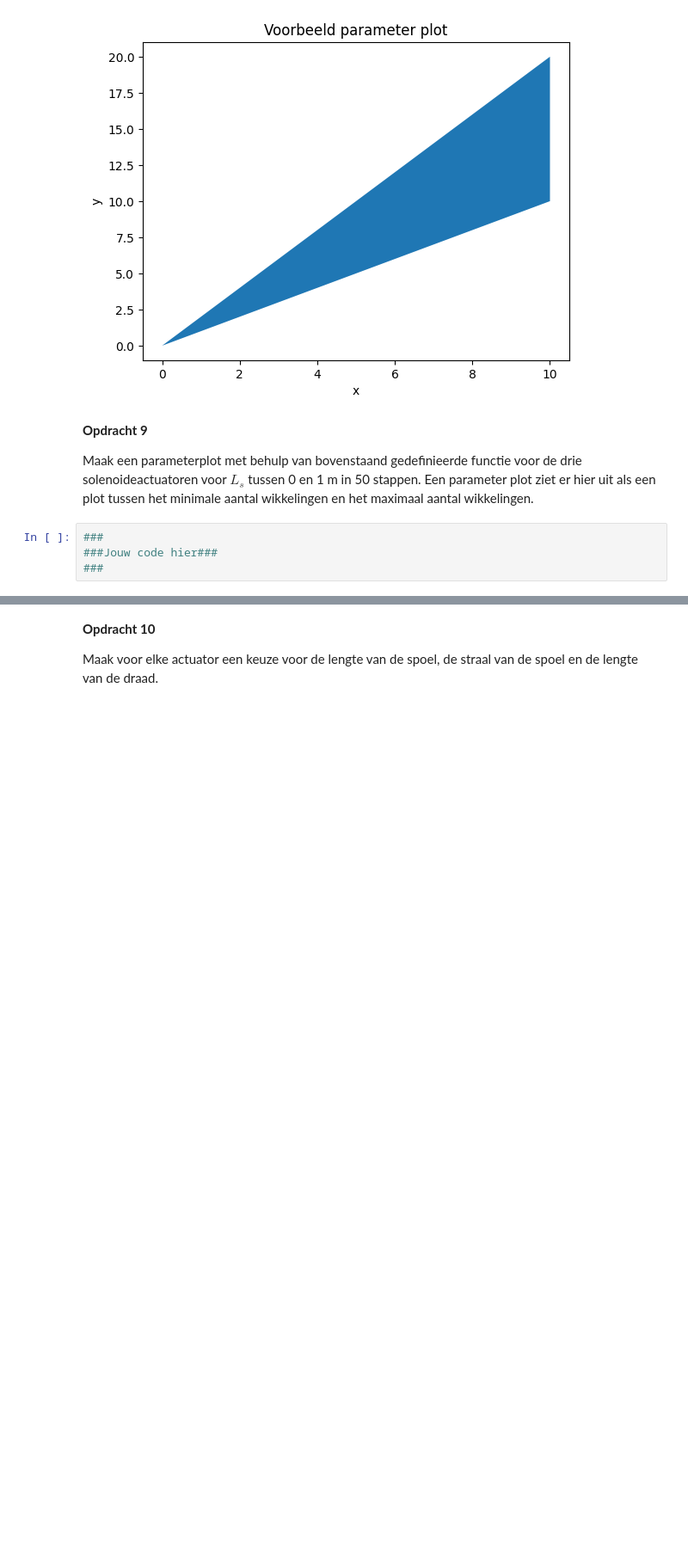
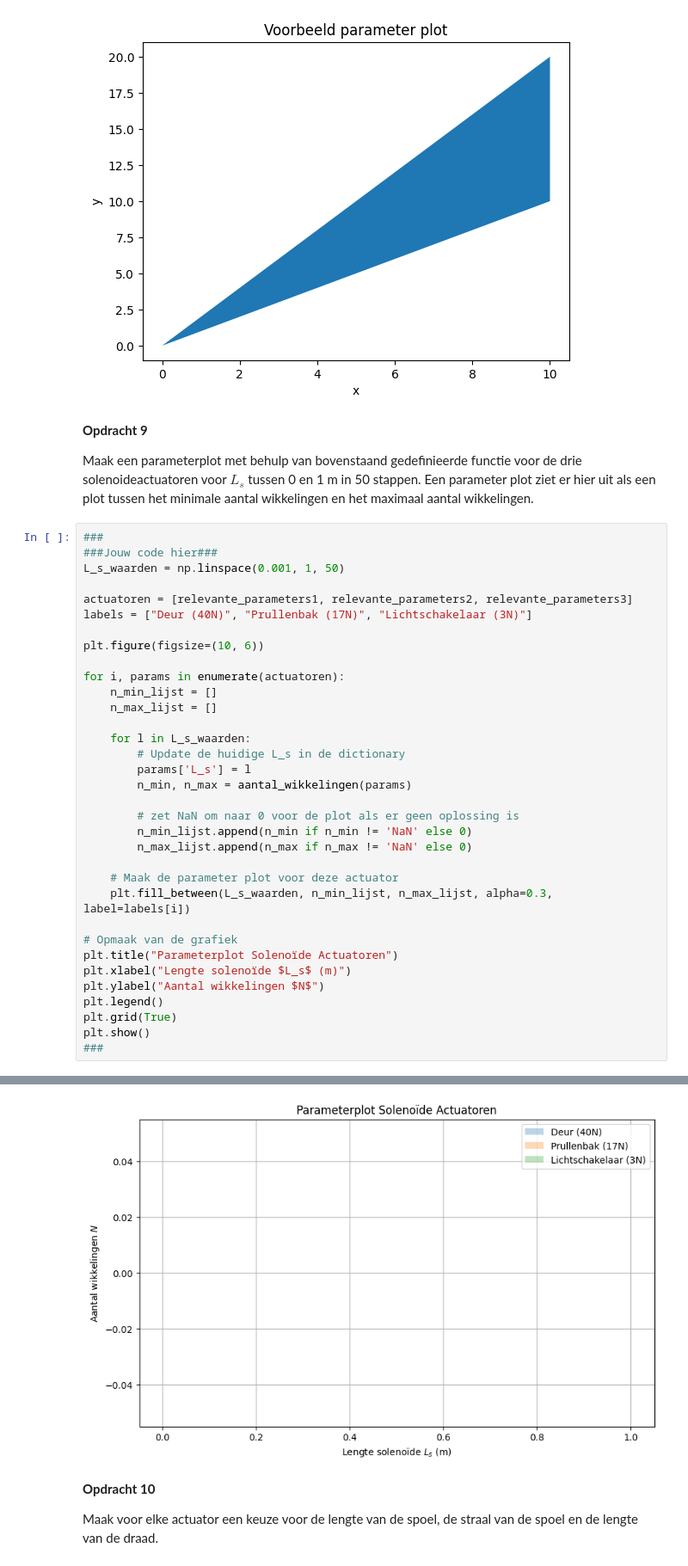
Before and after one commit to ElineSerpenti/opdrachten-DEF-D.EALSerpenti, a Jupyter notebook: Digital ontwerpopdracht 2/2KrachtactuatorOpdracht/KrachtactuatorOpdracht.ipynb, the cells around one changed output, grey strips where cells are left out. Shown at 86% size. Cells and saved outputs as stored; diff of their text form; blank space fills up the shorter version.

```diff
--- a/Digital ontwerpopdracht 2/2KrachtactuatorOpdracht/KrachtactuatorOpdracht.ipynb
+++ b/Digital ontwerpopdracht 2/2KrachtactuatorOpdracht/KrachtactuatorOpdracht.ipynb
@@ -298,4 +303,35 @@ Maak een parameterplot met behulp van bovenstaand gedefinieerde functie voor de
 # %%
 ###
 ###Jouw code hier###
+L_s_waarden = np.linspace(0.001, 1, 50)
+
+actuatoren = [relevante_parameters1, relevante_parameters2, relevante_parameters3]
+labels = ["Deur (40N)", "Prullenbak (17N)", "Lichtschakelaar (3N)"]
+
+plt.figure(figsize=(10, 6))
+
+for i, params in enumerate(actuatoren):
+    n_min_lijst = []
+    n_max_lijst = []
+
+    for l in L_s_waarden:
+        # Update de huidige L_s in de dictionary
+        params['L_s'] = l
+        n_min, n_max = aantal_wikkelingen(params)
+
+        # zet NaN om naar 0 voor de plot als er geen oplossing is
+        n_min_lijst.append(n_min if n_min != 'NaN' else 0)
+        n_max_lijst.append(n_max if n_max != 'NaN' else 0)
+
+    # Maak de parameter plot voor deze actuator
+    plt.fill_between(L_s_waarden, n_min_lijst, n_max_lijst, alpha=0.3, label=labels[i])
+
+# Opmaak van de grafiek
+plt.title("Parameterplot Solenoïde Actuatoren")
+plt.xlabel("Lengte solenoïde $L_s$ (m)")
+plt.ylabel("Aantal wikkelingen $N$")
+plt.legend()
+plt.grid(True)
+plt.show()
 ###
+# %% [output]
@@ -302,3 +355,4 @@ Maak een parameterplot met behulp van bovenstaand gedefinieerde functie voor de
+[figure, added]
 # %% [markdown]
 **Opdracht 10**
 
```
Also changed, not shown: parts of 9 cells of this notebook.
